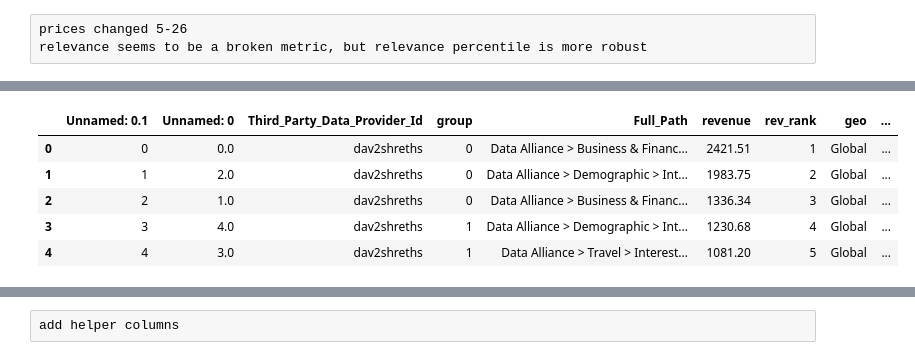
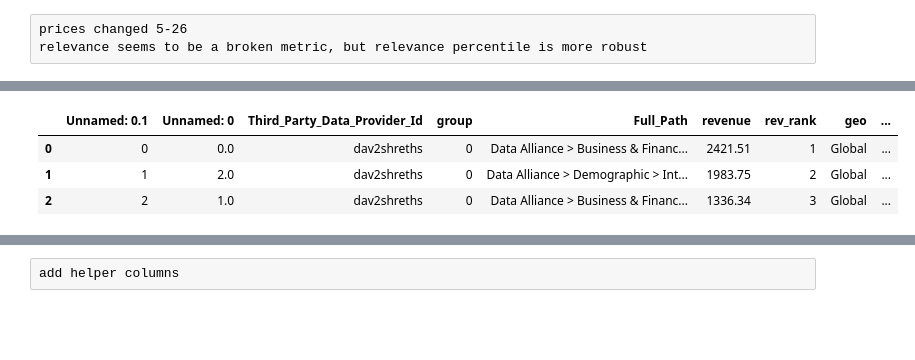
Before and after one commit to ravi-sharethis/python-notebooks, a Jupyter notebook: TTD3_Pricing.ipynb, the cells around one changed output, grey strips where cells are left out. Cells and saved outputs as stored; diff of their text form; code cells hidden in the pictures; blank space fills up the shorter version.

```diff
--- a/TTD3_Pricing.ipynb
+++ b/TTD3_Pricing.ipynb
@@ -58,12 +67,10 @@ dat0.head()
 # %%
-pricing.head()
+pricing.head(3)
 # %% [output]
 |  | Unnamed: 0.1 | Unnamed: 0 | Third_Party_Data_Provider_Id | group | Full_Path | revenue | rev_rank | geo | ... |
 | 0 | 0 | 0.0 | dav2shreths | 0 | Data Alliance > Business & Financ... | 2421.51 | 1 | Global | ... |
 | 1 | 1 | 2.0 | dav2shreths | 0 | Data Alliance > Demographic > Int... | 1983.75 | 2 | Global | ... |
 | 2 | 2 | 1.0 | dav2shreths | 0 | Data Alliance > Business & Financ... | 1336.34 | 3 | Global | ... |
-| 3 | 3 | 4.0 | dav2shreths | 1 | Data Alliance > Demographic > Int... | 1230.68 | 4 | Global | ... |
-| 4 | 4 | 3.0 | dav2shreths | 1 | Data Alliance > Travel > Interest... | 1081.20 | 5 | Global | ... |
 # %%
 dat = pd.DataFrame(dat0, copy=True) # prices changed 5-26 so capturing weeks from 5-18
 dat['post'] = dat['Week_Start_Date'].apply(lambda x: 1 if x > last_pre_week else 0)
```
Also changed, not shown: parts of 29 cells of this notebook.
